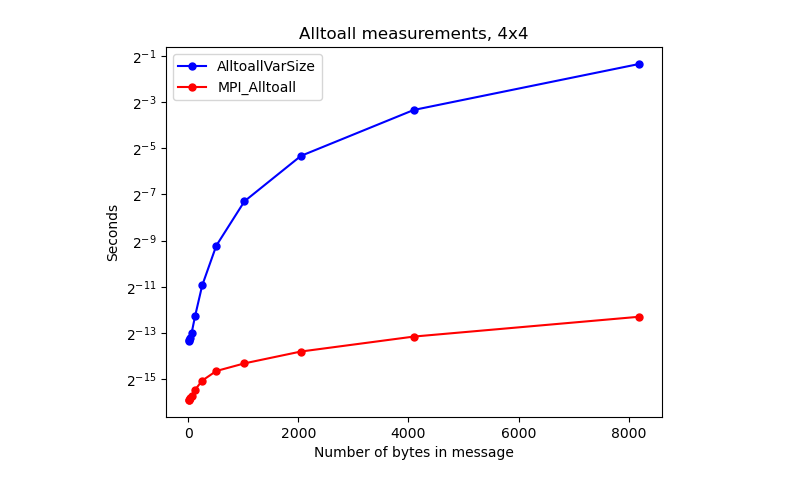
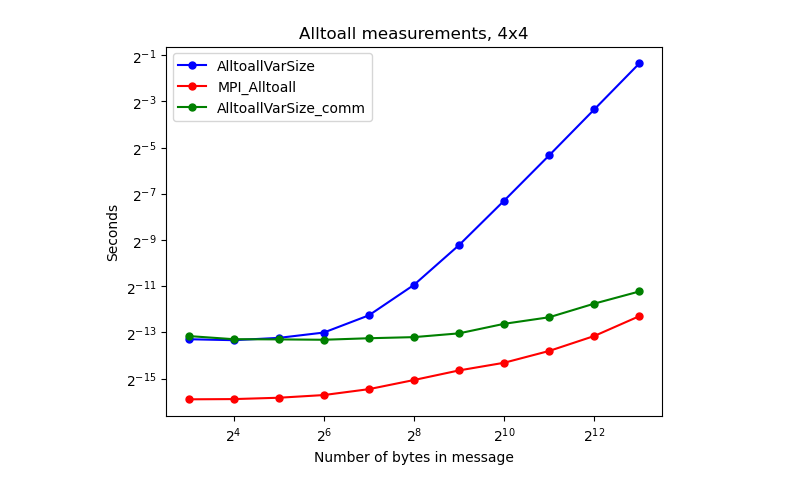
Before and after one commit to mctimm/CS542-Project, a Jupyter notebook: plots.ipynb, the cells around one changed output. Cells and saved outputs as stored; diff of their text form; code cells hidden in the pictures.

Commit message:
update plots

```diff
--- a/plots.ipynb
+++ b/plots.ipynb
@@ -6,20 +6,22 @@ import numpy as np
 data_4x4 = pd.read_csv('results_4x4.csv')
 data_local = data_4x4[data_4x4["algorithm"] == "AlltoallVarSize"]
 data_openmpi = data_4x4[data_4x4["algorithm"] == "MPI_Alltoall"]
+data_comm = pd.read_csv('results_comm_4x4.csv')
 # %%
 fig = plt.figure()
 ax = fig.add_subplot(1, 1, 1)
 
 ax.plot(data_local["num_doubles_per_proc"]*8/16, data_local["seconds"], 'bo-', label='AlltoallVarSize', markersize=5)
 ax.plot(data_openmpi["num_doubles_per_proc"]*8/16, data_openmpi["seconds"], 'ro-', label='MPI_Alltoall', markersize=5)
+ax.plot(data_comm["num_doubles_per_proc"]*8/16, data_comm["seconds"], 'go-', label='AlltoallVarSize_comm', markersize=5)
 
-#ax.set_xscale('log', base=2)
+ax.set_xscale('log', base=2)
 ax.set_yscale('log', base=2)
 ax.set_title("Alltoall measurements, 4x4")
 ax.set_xlabel("Number of bytes in message")
 ax.set_ylabel("Seconds")
 ax.legend()
-plt.savefig("alltoall_logy.jpg")
+plt.savefig("alltoall_comm_logxy.jpg")
 plt.show()
 # %% [output]
-[figure, old version]
+[figure, new version]
```
